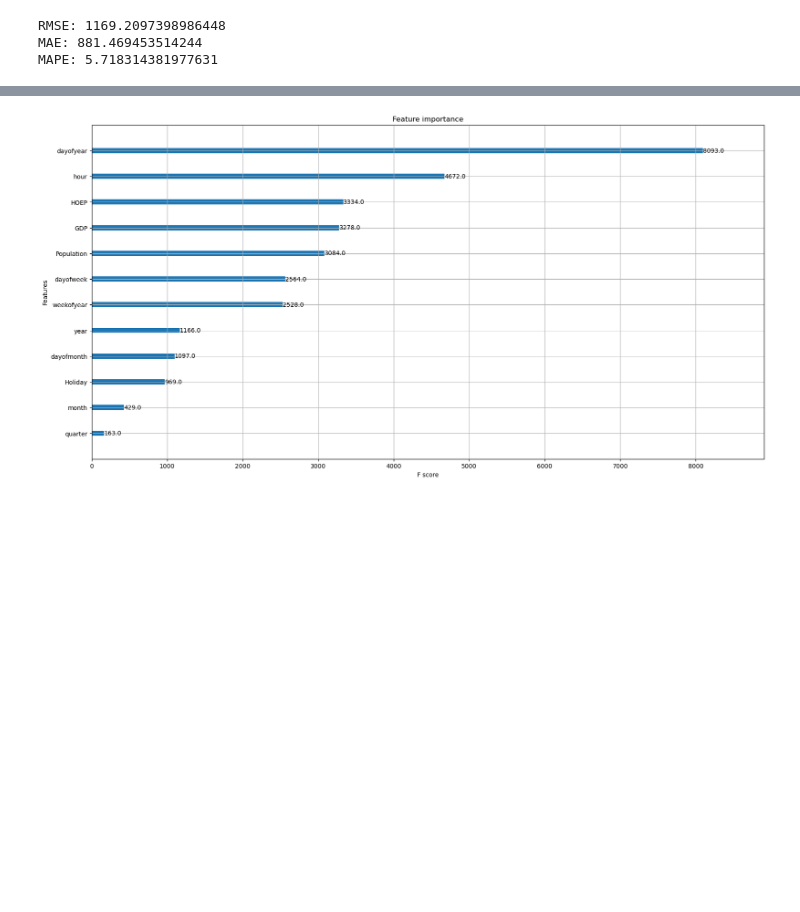
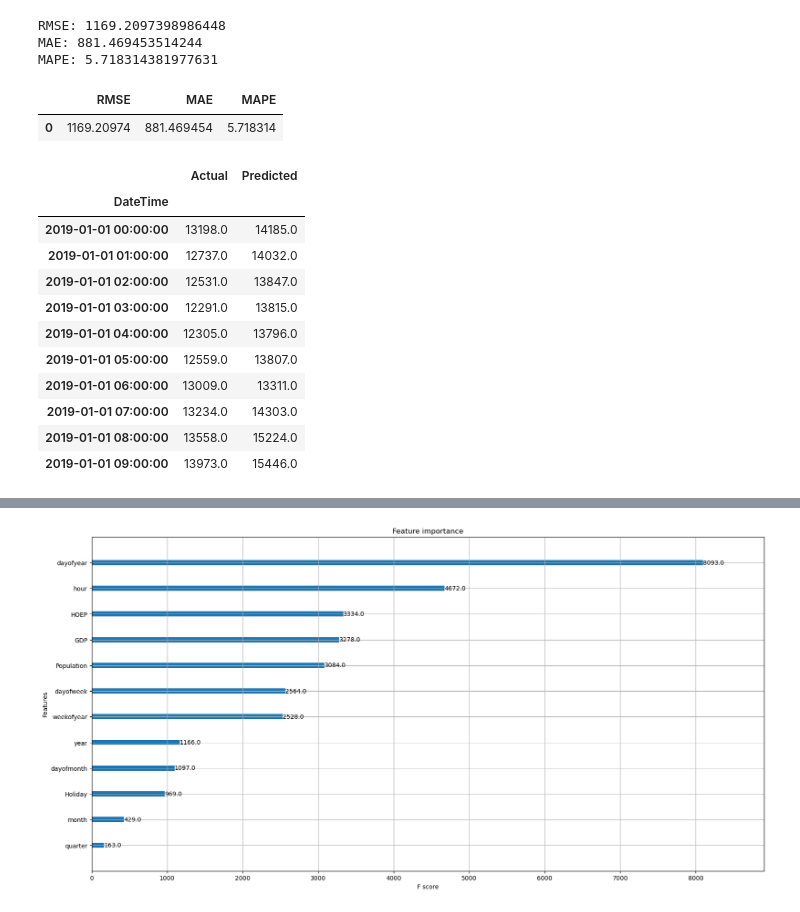
Before and after one commit to MarwanH7/Energy_Consumption_Forecasting_Dashboard, a Jupyter notebook: Notebooks/02_Model_Training_Basic(MVP).ipynb, the cells around one changed output, grey strips where cells are left out. Drawn from its saved outputs; the diff is of its cells as text; code cells hidden in the pictures; blank space fills up the shorter version.

```diff
--- a/Notebooks/02_Model_Training_Basic(MVP).ipynb
+++ b/Notebooks/02_Model_Training_Basic(MVP).ipynb
@@ -349,3 +347,37 @@ print('MAPE:', mape(y_test, y_pred))
 RMSE: 1169.2097398986448
 MAE: 881.469453514244
 MAPE: 5.718314381977631
+# %%
+## Dataframe for evaluation metrics
+
+xgb_metrics = pd.DataFrame({'RMSE': [rmse(y_test, y_pred)], 'MAE': [mae(y_test, y_pred)], 'MAPE': [mape(y_test, y_pred)]})
+xgb_metrics.head()
+# %% [output]
+|  | RMSE | MAE | MAPE |
+| 0 | 1169.20974 | 881.469454 | 5.718314 |
+# %%
+## Creating the dataframe with the actual and predicted values features and date time index
+
+df_results = X_test.copy()
+df_results['Actual'] = y_test
+df_results['Predicted'] = y_pred
+df_results.index = test.index
+
+## Only keep datetime, actual and predicted values, predicted values round to whole numbers
+
+df_results = df_results[['Actual', 'Predicted']]
+df_results['Predicted'] = df_results['Predicted'].round(0)
+df_results.head(10)
+# %% [output]
+|  | Actual | Predicted |
+| DateTime |  |  |
+| 2019-01-01 00:00:00 | 13198.0 | 14185.0 |
+| 2019-01-01 01:00:00 | 12737.0 | 14032.0 |
+| 2019-01-01 02:00:00 | 12531.0 | 13847.0 |
+| 2019-01-01 03:00:00 | 12291.0 | 13815.0 |
+| 2019-01-01 04:00:00 | 12305.0 | 13796.0 |
+| 2019-01-01 05:00:00 | 12559.0 | 13807.0 |
+| 2019-01-01 06:00:00 | 13009.0 | 13311.0 |
+| 2019-01-01 07:00:00 | 13234.0 | 14303.0 |
+| 2019-01-01 08:00:00 | 13558.0 | 15224.0 |
+| 2019-01-01 09:00:00 | 13973.0 | 15446.0 |
```
Also changed, not shown: parts of 27 cells of this notebook, 1 other file.
